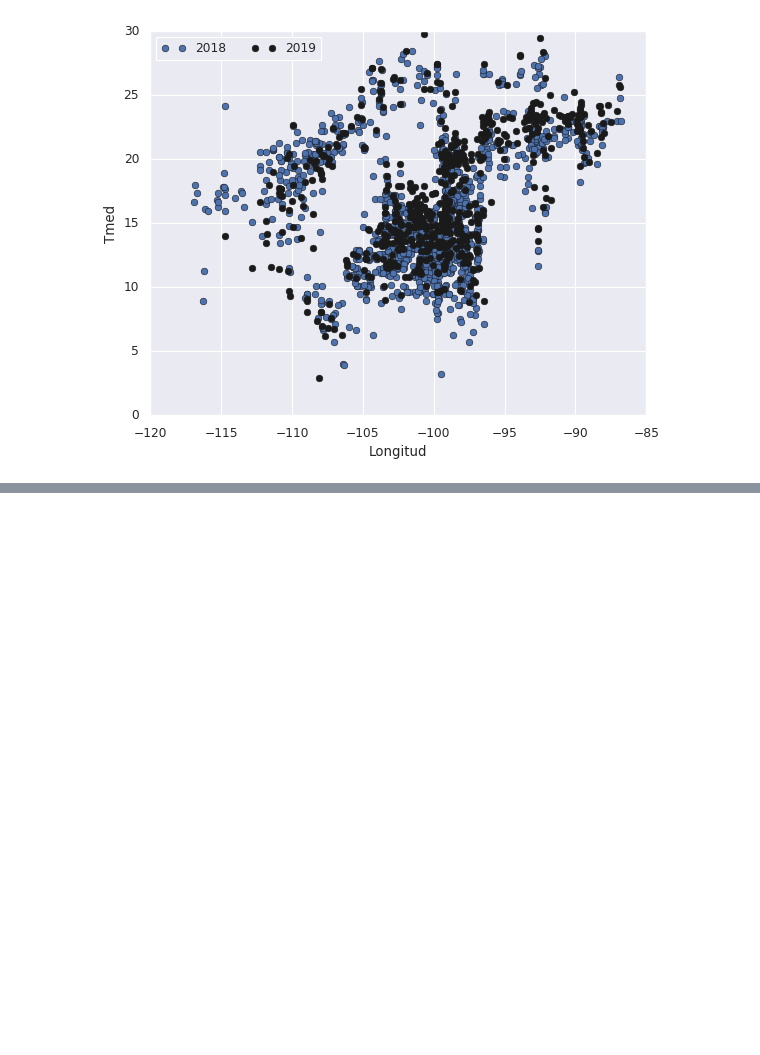
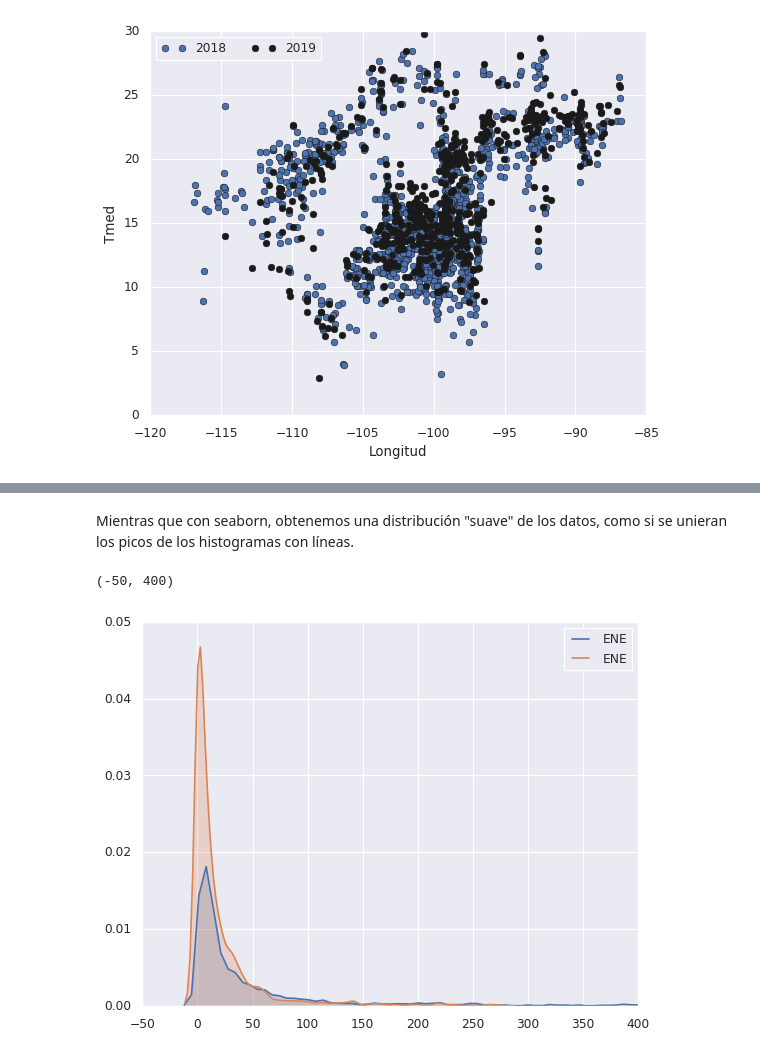
Before and after one commit to DCIDA2019/da2019-anaisabelotodo, a Jupyter notebook: Semana3/Tarea/Tarea.ipynb, the cells around one changed output, grey strips where cells are left out. Saved outputs shown, nothing was run; the diff lists cells and outputs as text; code cells hidden in the pictures; blank space fills up the shorter version.

```diff
--- a/Semana3/Tarea/Tarea.ipynb
+++ b/Semana3/Tarea/Tarea.ipynb
@@ -1026,0 +1041,9 @@ plt.legend(['2018','2019'],ncol=2, loc='upper left');
+# %% [markdown]
+Mientras que con seaborn, obtenemos una distribución "suave" de los datos, como si se unieran los picos de los histogramas con líneas.
+# %%
+sns.kdeplot(data, shade=True)
+sns.kdeplot(data2, shade=True)
+plt.xlim(-50,400)
+# %% [output]
+(-50, 400)
+[figure, added]
```
Also changed, not shown: parts of 9 cells of this notebook.
